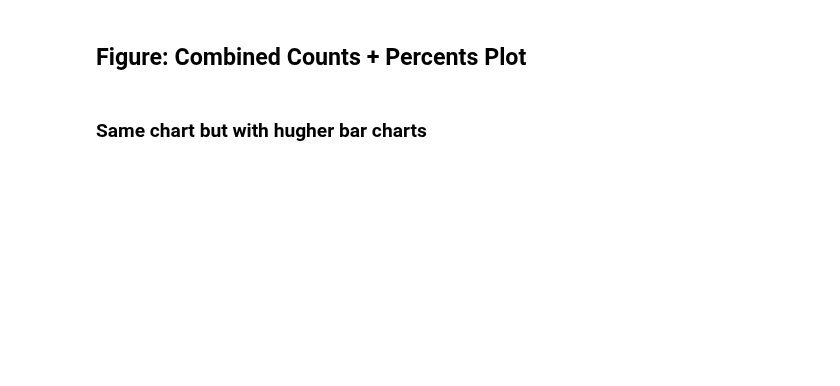
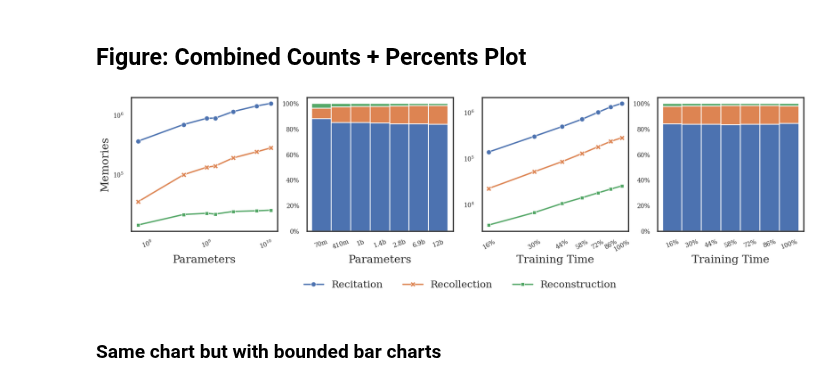
Before and after one commit to EleutherAI/semantic-memorization, a Jupyter notebook: working_dirs/kyle/results_analysis/results_analysis.ipynb, the cells around one changed output. Cells and saved outputs as stored; diff of their text form; code cells hidden in the pictures; blank space fills up the shorter version.

```diff
--- a/working_dirs/kyle/results_analysis/results_analysis.ipynb
+++ b/working_dirs/kyle/results_analysis/results_analysis.ipynb
@@ -48,7 +53,7 @@ for split in tqdm(splits):
         # continue # Don't load memories since they're unnecessary for the first part of the analysis
         memories_dataset[formatted_split_name] = load_dataset(dataset_path, split=f"{split}[:{split_sample_size}]" if split_sample_size else split)
     else:
-        continue
+        # continue
         pile_dataset[formatted_split_name] = load_dataset(dataset_path, split=f"{split}[:{split_sample_size}]" if split_sample_size else split)
 
 display(memories_dataset)
@@ -60,6 +99,7 @@ Split sample size: None
 split_to_param_count = {
     "70m": 70000000,
     "410m": 410000000,
+    "160m": 160000000,
     "1b": 1000000000,
     "1.4b": 1400000000,
     "2.8b": 2800000000,
@@ -108,7 +170,7 @@ combined_dataframe.value_counts("Model")
 def get_category(row):
     if row["Memorized"] == False:
         return "Not Memorized"
-    if row["sequence_duplicates"] >= RECITATION_THRESHOLD:
+    if row["sequence_duplicates"] > RECITATION_THRESHOLD:
         return "Recitation"
     if row["is_incrementing"] or row["is_repeating"]:
         return "Reconstruction"
@@ -228,6 +369,8 @@ for param_count in tqdm(split_to_param_count.values()):
             "percent": model_percents[category],
         })
 
-percents_frame_scale = pd.DataFrame(all_percents_scale).pivot(index="Model", columns="category", values="percent").reindex(split_to_param_count.keys())
+# where Model != 160m
+model_keys = [key for key in split_to_param_count.keys() if key != "160m"]
+percents_frame_scale = pd.DataFrame(all_percents_scale).pivot(index="Model", columns="category", values="percent").reindex(model_keys)
 percents_frame_scale.to_csv(f"percents_frame_scale_recitation={RECITATION_THRESHOLD}.csv")
 display(percents_frame_scale)
@@ -271,7 +426,7 @@ fig.savefig(f"{figures_path}/categories_percents_across_time+scale.pdf", bbox_in
 ## Figure: Combined Counts + Percents Plot
 # %%
 # Single row with four plots. Plot ordering is counts across scale, percents across scale, counts across time, percents across time
-fig, axes = plt.subplots(1, 4, figsize=(20, 3))
+fig, axes = plt.subplots(1, 4, figsize=(20, 4))
 
 # set figure 1
 sns.lineplot(ax=axes[0], data=counts_frame_scale, dashes=False, markers=True, markersize=8)
@@ -293,46 +448,41 @@ percents_frame_scale.plot.bar(
 axes[1].yaxis.set_major_formatter(plt.FuncFormatter(lambda x, loc: "{:,}%".format(int(x * 100))))
 axes[1].tick_params(axis='x', rotation=20, labelsize=10)
 axes[1].tick_params(axis='y', labelsize=10)
-axes[1].set_yticks([0.2, 0.6, 1])
 axes[1].set_xlabel("Parameters")
 axes[1].get_legend().remove()
 
-# set figure 3
 sns.lineplot(ax=axes[2], data=counts_frame_time, dashes=False, markers=True, markersize=8)
 axes[2].set_yscale("log")
 axes[2].tick_params(axis='x', labelsize=10)
 axes[2].tick_params(axis='y', labelsize=10)
-#  log x
 axes[2].set_xscale("log", base=2)
-# set x ticks at 0.1, 0.2, 0.3, 0.4, 0.5, 0.6, 0.7, 0.8, 0.9
 axes[2].set_xticks(sorted_checkpoints)
-# axes[2].set_xticks([0.16, 0.2, 0.4, 0.8, 1])
-# rotate
 axes[2].tick_params(axis='x', rotation=30)
 axes[2].set_xlabel("Training Time")
 axes[2].xaxis.set_major_formatter(PercentFormatter(1))
 axes[2].legend().remove()
 
 # set figure 4
 percents_frame_time.plot.bar(
     stacked=True,
     ax=axes[3],
     rot=0,
     width=1,
 )
 axes[3].yaxis.set_major_formatter(plt.FuncFormatter(lambda x, loc: "{:,}%".format(int(x * 100))))
 axes[3].tick_params(axis='x', rotation=20, labelsize=10)
 axes[3].tick_params(axis='y', labelsize=10)
-axes[3].set_yticks([0.2, 0.6, 1])
 axes[3].set_xlabel("Training Time")
 axes[3].get_legend().remove()
 
 # make all the x labels have the same height
 fig.align_xlabels()
 
 # Save the figure
 fig.savefig(f"{figures_path}/categories_counts_percents_across_time+scale.pdf", bbox_inches="tight")
+# %% [output]
+[figure, added]
 # %% [markdown]
-### Same chart but with hugher bar charts
+### Same chart but with bounded bar charts
 # %%
 # Single row with four plots. Plot ordering is counts across scale, percents across scale, counts across time, percents across time
```
Also changed, not shown: parts of 18 cells of this notebook, 13 other files.
